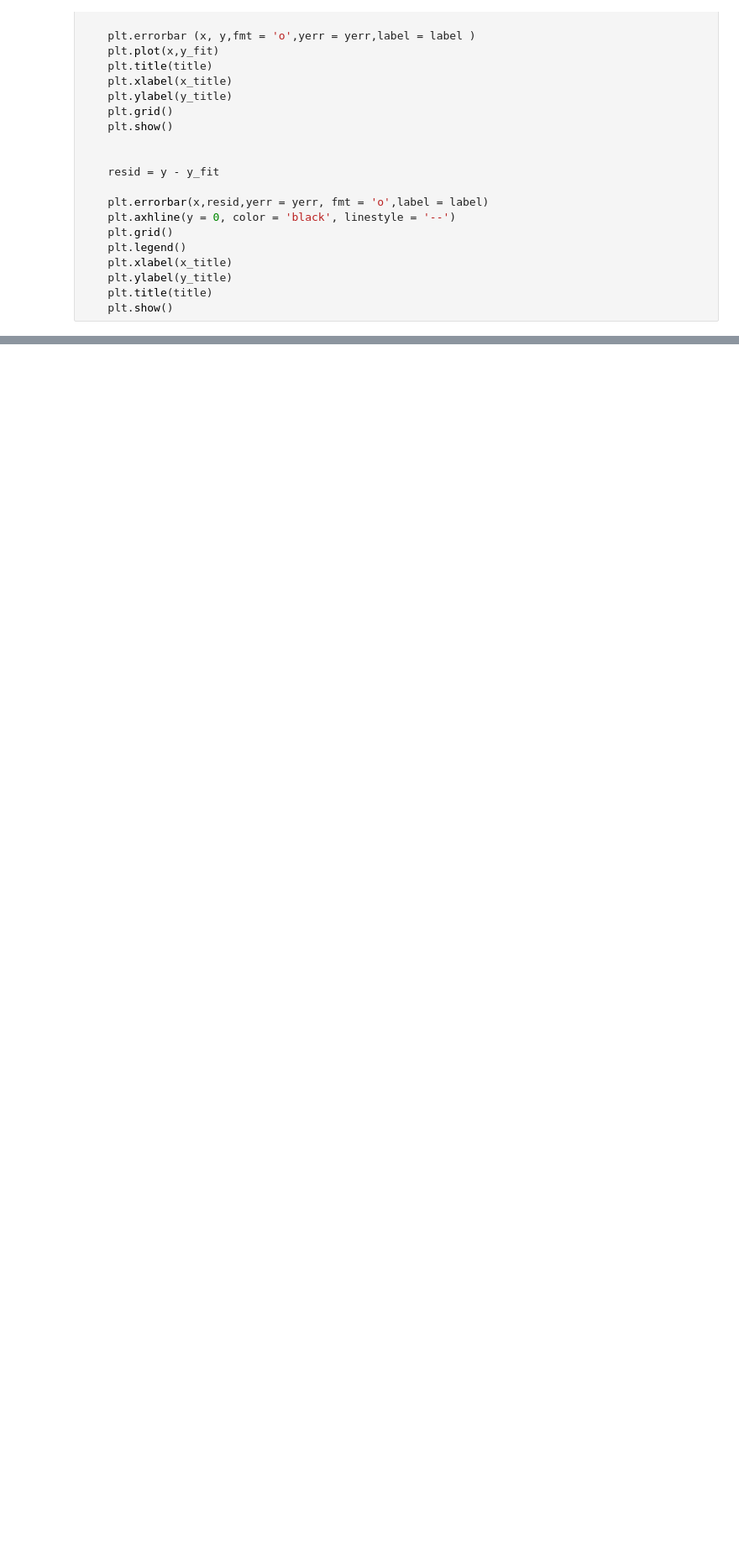
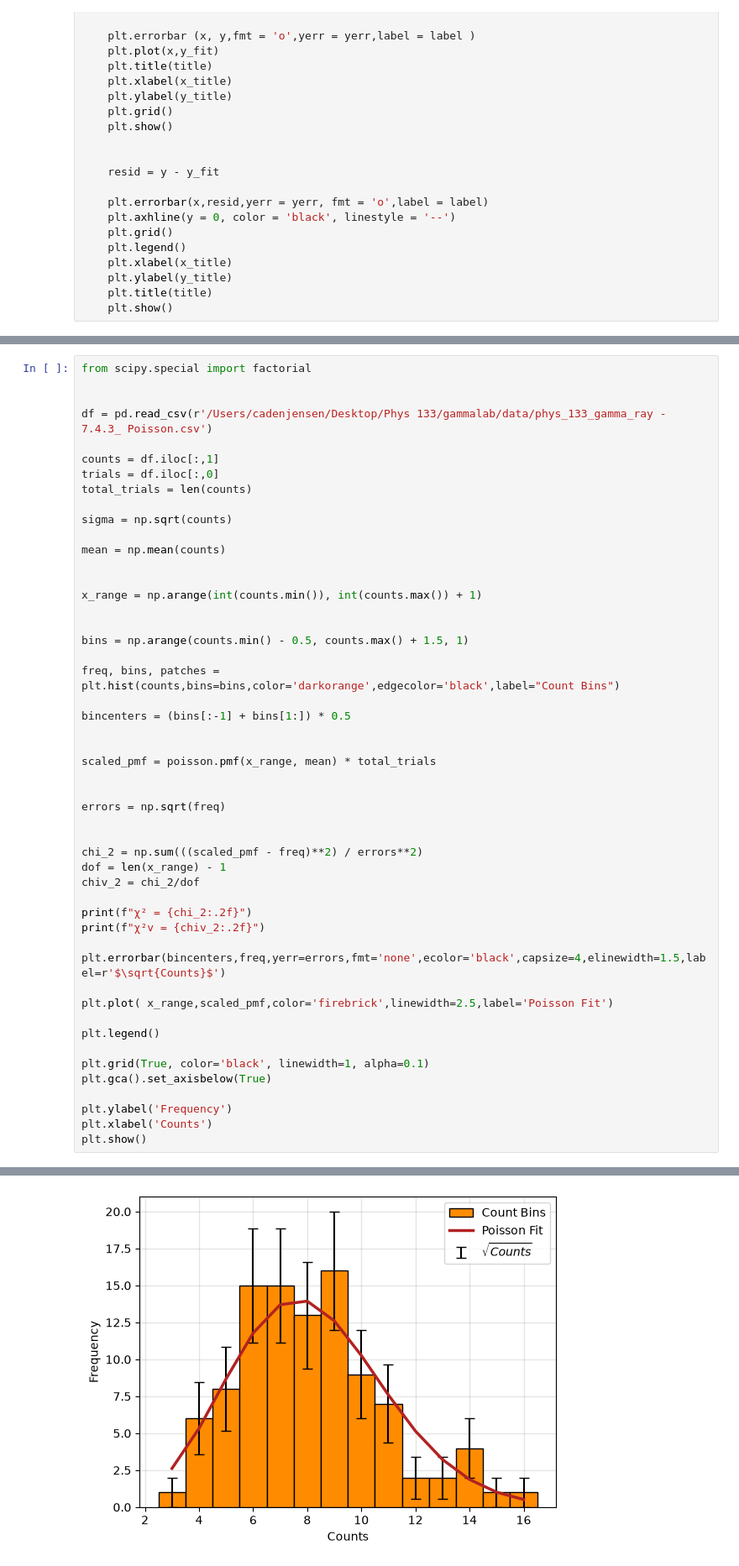
Before and after one commit to cawjense/Phys-133, a Jupyter notebook: gammalab/gamma.ipynb, the cells around one changed output, grey strips where cells are left out. Shown at 84% size. Drawn from its saved outputs; the diff is of its cells as text; blank space fills up the shorter version.

```diff
--- a/gammalab/gamma.ipynb
+++ b/gammalab/gamma.ipynb
@@ -154,0 +114,51 @@ plt.show()
+# %%
+from scipy.special import factorial
+
+
+df = pd.read_csv(r'/Users/cadenjensen/Desktop/Phys 133/gammalab/data/phys_133_gamma_ray - 7.4.3_ Poisson.csv')
+
+counts = df.iloc[:,1]
+trials = df.iloc[:,0]
+total_trials = len(counts)
+
+sigma = np.sqrt(counts)
+
+mean = np.mean(counts)
+
+
+x_range = np.arange(int(counts.min()), int(counts.max()) + 1)
+
+
+bins = np.arange(counts.min() - 0.5, counts.max() + 1.5, 1)
+
+freq, bins, patches = plt.hist(counts,bins=bins,color='darkorange',edgecolor='black',label="Count Bins")
+
+bincenters = (bins[:-1] + bins[1:]) * 0.5
+
+
+scaled_pmf = poisson.pmf(x_range, mean) * total_trials
+
+
+errors = np.sqrt(freq)
+
+
+chi_2 = np.sum(((scaled_pmf - freq)**2) / errors**2)
+dof = len(x_range) - 1
+chiv_2 = chi_2/dof
+
+print(f"χ² = {chi_2:.2f}")
+print(f"χ²v = {chiv_2:.2f}")
+
+plt.errorbar(bincenters,freq,yerr=errors,fmt='none',ecolor='black',capsize=4,elinewidth=1.5,label=r'$\sqrt{Counts}$')
+
+plt.plot( x_range,scaled_pmf,color='firebrick',linewidth=2.5,label='Poisson Fit')
+
+plt.legend()
+
+plt.grid(True, color='black', linewidth=1, alpha=0.1)
+plt.gca().set_axisbelow(True)
+
+plt.ylabel('Frequency')
+plt.xlabel('Counts')
+plt.show()
+# %% [output]
@@ -155 +167,2 @@ plt.show()
+[figure, added]
 # %% [markdown]
```
Also changed, not shown: parts of 12 cells of this notebook.
